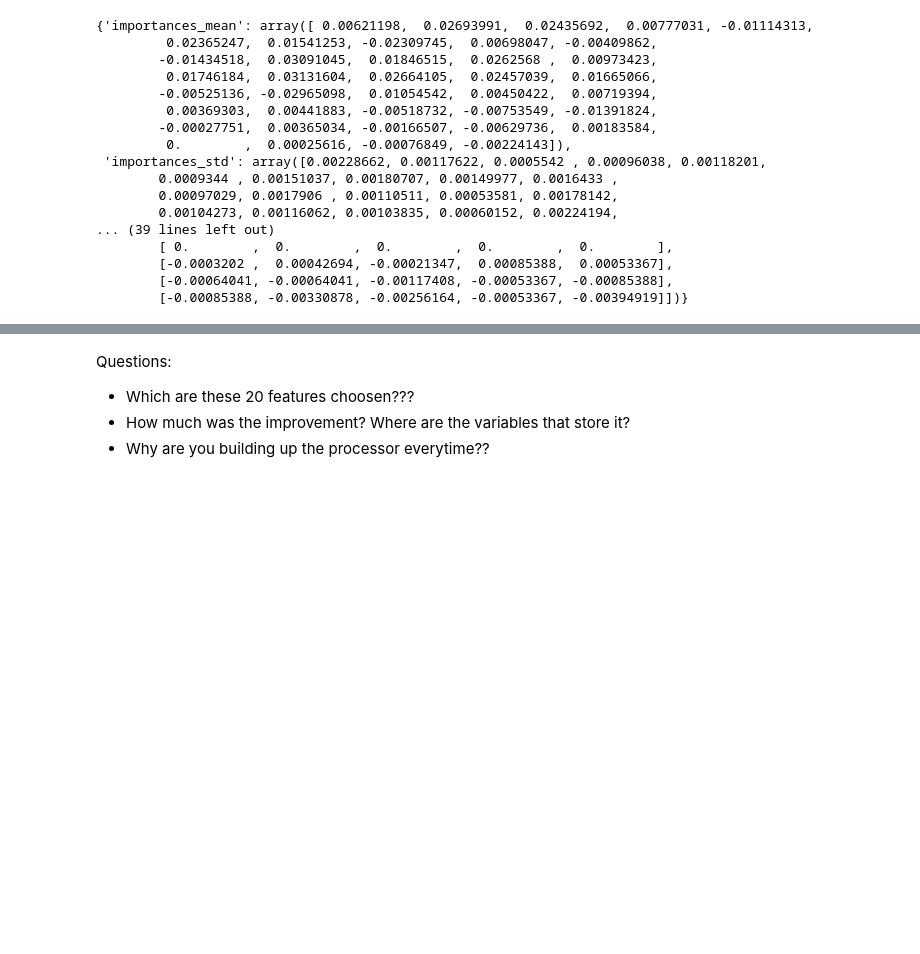
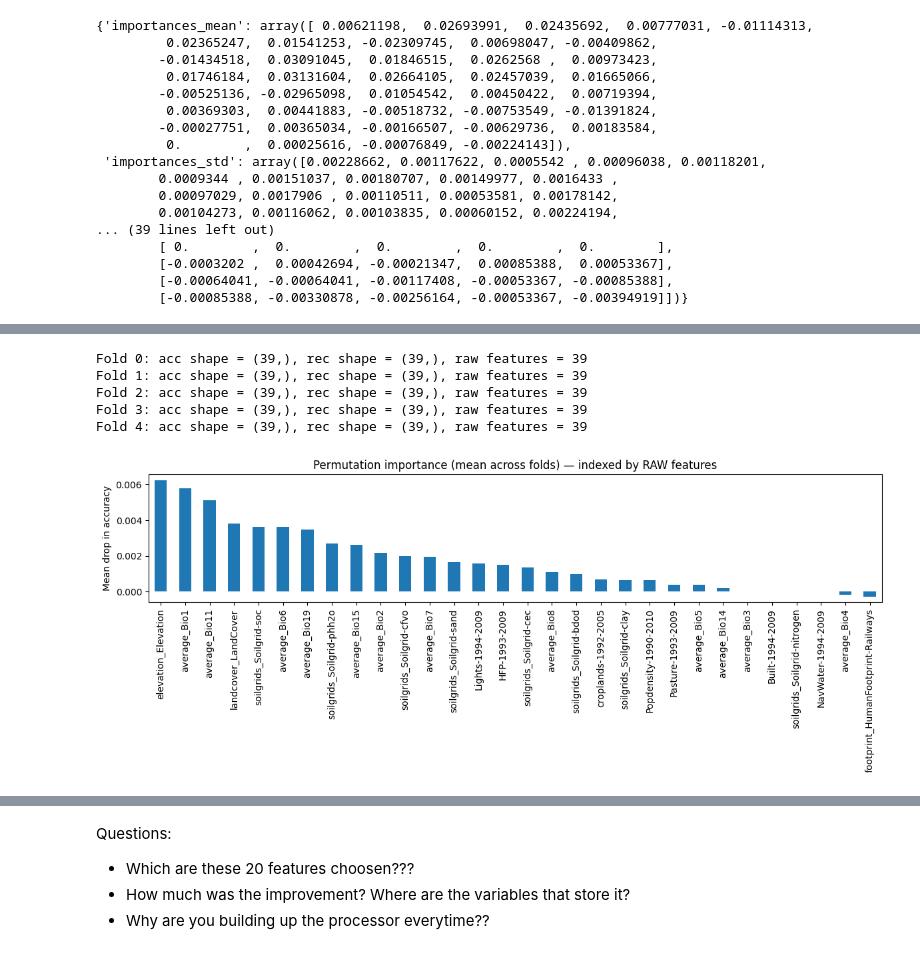
Before and after one commit to emanuel-gf/PlantNet-Species-ML-Project, a Jupyter notebook: milestone2.ipynb, the cells around one changed output, grey strips where cells are left out. Drawn from its saved outputs; the diff is of its cells as text; code cells hidden in the pictures; blank space fills up the shorter version.

```diff
--- a/milestone2.ipynb
+++ b/milestone2.ipynb
@@ -698,0 +930,69 @@ AttributeError: 'dict' object has no attribute 'importances_mean'
+# %%
+from sklearn.inspection import permutation_importance
+
+n_splits = 5
+gkf = GroupKFold(n_splits=n_splits,
+                 shuffle=True,
+                 random_state=420)
+groups = df.loc[X.index, 'GRECO']
+y_vec = y['predict'] if isinstance(y, pd.DataFrame) else y
+
+raw_feat_names = X.columns.to_list()   # RAW feature names
+# perm_vals = []
+perm_vals_acc = []
+perm_vals_rec = []
+
+for fold_i, (train_idx, test_idx) in enumerate(gkf.split(X, y_vec, groups=groups)):
+    X_train, X_test = X.iloc[train_idx], X.iloc[test_idx]
+    y_train, y_test = y_vec.iloc[train_idx], y_vec.iloc[test_idx]
+
+    pipe = Pipeline([
+        ("preproc", preprocessor),   # the ColumnTransformer
+        ("clf", RandomForestClassifier(n_estimators=700,
+                                       random_state=0,
+                                       n_jobs=-1)
+        )
+    ])
+
+
+    pipe.fit(X_train, y_train)
+
+    # compute permutation importance ON THE RAW X_test
+    r = permutation_importance(pipe, X_test, y_test, n_repeats=5, random_state=0, n_jobs=-1, scoring=['accuracy','recall'])
+    acc_imp = r['accuracy']
+    rec_imp = r['recall']
+    print(f"Fold {fold_i}: "
+      f"acc shape = {acc_imp.importances_mean.shape}, "
+      f"rec shape = {rec_imp.importances_mean.shape}, "
+      f"raw features = {len(raw_feat_names)}")
+    perm_vals_acc.append(acc_imp.importances_mean)
+    perm_vals_rec.append(rec_imp.importances_mean)
+    # print(f"Fold {fold_i}: perm importances shape = {r.importances_mean.shape}, raw features = {len(raw_feat_names)}")
+
+    ## now the r is a dictionary with accuracy, recall
+    # perm_vals.append(r['accuracy'].importances_mean)
+
+# stack and average across folds
+perm_arr = np.vstack(perm_vals_acc)                # shape (n_splits, n_raw_features)
+perm_mean = perm_arr.mean(axis=0)              # length == n_raw_features
+
+# Create a Series indexed by RAW feature names
+perm_series = pd.Series(perm_mean, index=raw_feat_names).sort_values(ascending=False)
+
+# Plot top 25 raw features
+plt.figure(figsize=(12,5))
+perm_series.head(30).plot(kind='bar')
+plt.title("Permutation importance (mean across folds) — indexed by RAW features")
+plt.ylabel("Mean drop in accuracy")
+plt.tight_layout()
+plt.show()
+
+# Print the top features
+print(perm_series.head(40))
+# %% [output]
+Fold 0: acc shape = (39,), rec shape = (39,), raw features = 39
+Fold 1: acc shape = (39,), rec shape = (39,), raw features = 39
+Fold 2: acc shape = (39,), rec shape = (39,), raw features = 39
+Fold 3: acc shape = (39,), rec shape = (39,), raw features = 39
+Fold 4: acc shape = (39,), rec shape = (39,), raw features = 39
+[figure, added]
```
Also changed, not shown: parts of 51 cells of this notebook, 2 other files.
